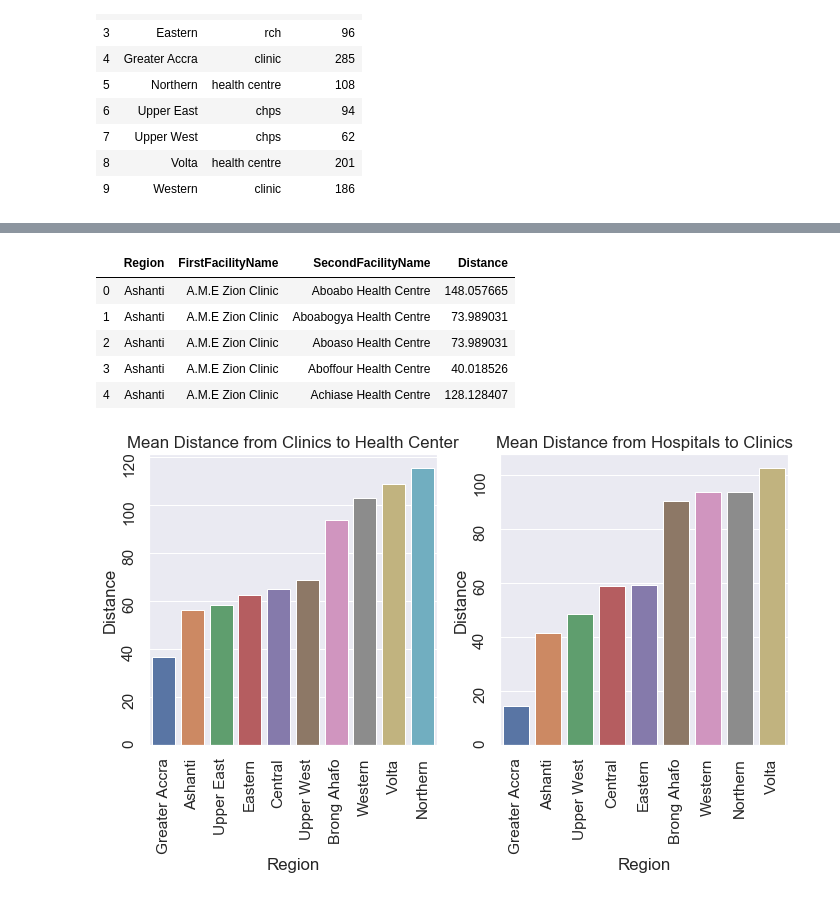
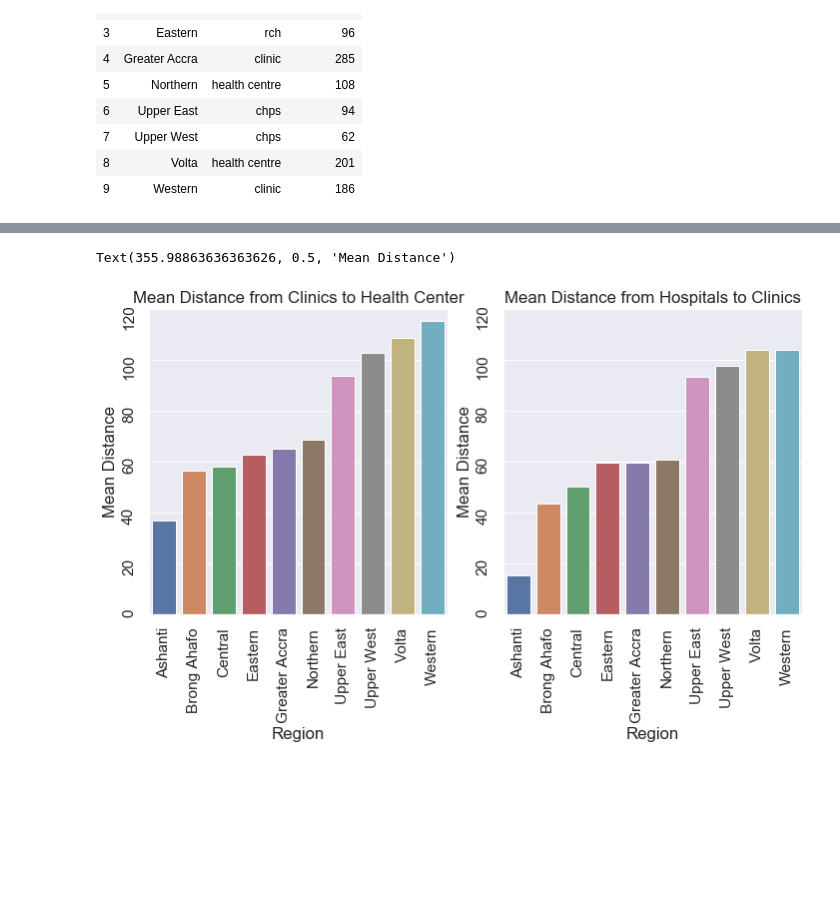
Before and after one commit to AndresRubianoM/Ghana_HealthFacilities, a Jupyter notebook: HealthFacilities.ipynb, the cells around one changed output, grey strips where cells are left out. Drawn from its saved outputs; the diff is of its cells as text; code cells hidden in the pictures; blank space fills up the shorter version.

Commit message:
Analysis add distances and hypothesis

```diff
--- a/HealthFacilities.ipynb
+++ b/HealthFacilities.ipynb
@@ -279,2 +356,4 @@ def distance (lat1, log1, lat2, log2):
-# %%
-def facilities_range()
+# %%
+#Its necesary drop all the rows without Latitude or Longitude
+miss_lat_long = data_facilities.loc[data_facilities.loc[:,'Latitude'].isnull() | data_facilities.loc[:,'Longitude'].isnull()]
+data_facilities = data_facilities.drop(miss_lat_long.index)
@@ -281,6 +393,4 @@ def facilities_range()
 # %%
 #Calculate the distances between Clinics - Health Center and Hospitals - Clinics
 #assuming this hierarchy by the order of capacities of the facilities
-predominate_facilities = data_facilities.loc[(data_facilities.Type == 'clinic') | (data_facilities.Type == 'hospital') | (data_facilities.Type == 'health centre')]
-dist_Clinics = []
-dist_Hospitals = []
+predominate_facilities = data_facilities.loc[(data_facilities.Type == 'clinic') | (data_facilities.Type == 'health centre') | (data_facilities.Type == 'hospital')]
@@ -315,29 +397,22 @@ Wall time: 1min 33s
-# %%
-distance_Clinics_Health = pd.DataFrame(dist_Clinics, columns = ['Region', 'FirstFacilityName', 'SecondFacilityName', 'Distance'])
-distance_Hospitals_Clinics = pd.DataFrame(dist_Hospitals, columns = ['Region', 'FirstFacilityName', 'SecondFacilityName', 'Distance'])
-distance_Clinics_Health.head()
-# %% [output]
-|  | Region | FirstFacilityName | SecondFacilityName | Distance |
-| 0 | Ashanti | A.M.E Zion Clinic | Aboabo Health Centre | 148.057665 |
-| 1 | Ashanti | A.M.E Zion Clinic | Aboabogya Health Centre | 73.989031 |
-| 2 | Ashanti | A.M.E Zion Clinic | Aboaso Health Centre | 73.989031 |
-| 3 | Ashanti | A.M.E Zion Clinic | Aboffour Health Centre | 40.018526 |
-| 4 | Ashanti | A.M.E Zion Clinic | Achiase Health Centre | 128.128407 |
+# %%
+distance_Clinics_Health = facilities_range('clinic', 'health centre', predominate_facilities)
+distance_Hospitals_Clinics = facilities_range('hospital', 'clinic', predominate_facilities)
 # %%
-
-mean_distances_Clinics = distance_Clinics_Health.groupby(['Region']).Distance.mean().sort_values()
-mean_distances_Hospitals = distance_Hospitals_Clinics.groupby(['Region']).Distance.mean().sort_values()
-
-
+stats_clinic_health = distance_Clinics_Health.groupby(['Region'], as_index = False).Distance.agg(['mean','std', 'count'])
+stats_hospital_clinic = distance_Hospitals_Clinics.groupby(['Region'], as_index = False).Distance.agg(['mean','std', 'count'])
 
 fig, ax = plt.subplots(1,2, figsize = (10,5))
 fig.tight_layout()
-sns.barplot(x = mean_distances_Clinics.index, y = mean_distances_Clinics, ax = ax[0,])
+sns.barplot(x = stats_clinic_health.index, y = stats_clinic_health['mean'].sort_values(), ax = ax[0,])
 ax[0].set_title('Mean Distance from Clinics to Health Center')
 ax[0].tick_params(labelrotation=90)
-
-sns.barplot(x = mean_distances_Hospitals.index, y = mean_distances_Hospitals, ax = ax[1])
+ax[0].set_ylim([0,120])
+ax[0].set_ylabel('Mean Distance')
+sns.barplot(x = stats_hospital_clinic.index, y = stats_hospital_clinic['mean'].sort_values(), ax = ax[1])
 ax[1].set_title('Mean Distance from Hospitals to Clinics')
 ax[1].tick_params(labelrotation=90)
+ax[1].set_ylim([0,120])
+ax[1].set_ylabel('Mean Distance')
 # %% [output]
+Text(355.98863636363626, 0.5, 'Mean Distance')
-[figure, old version]
+[figure, new version]
```
Also changed, not shown: parts of 36 cells of this notebook.
